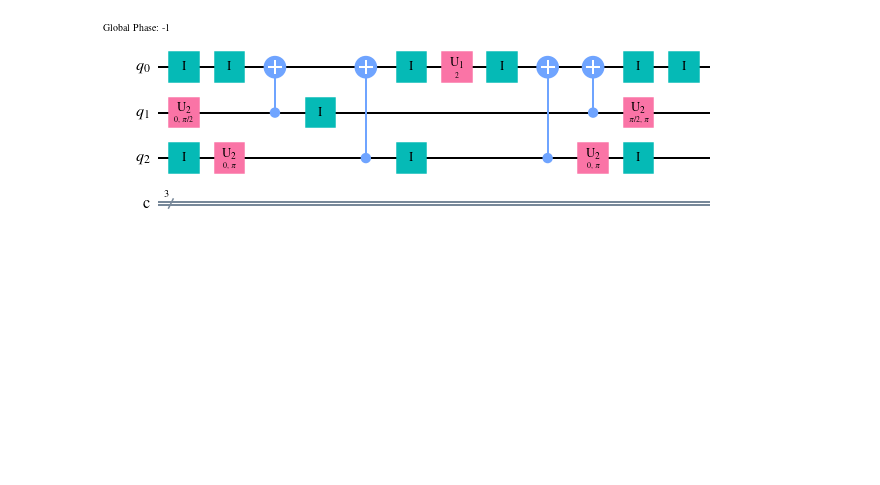
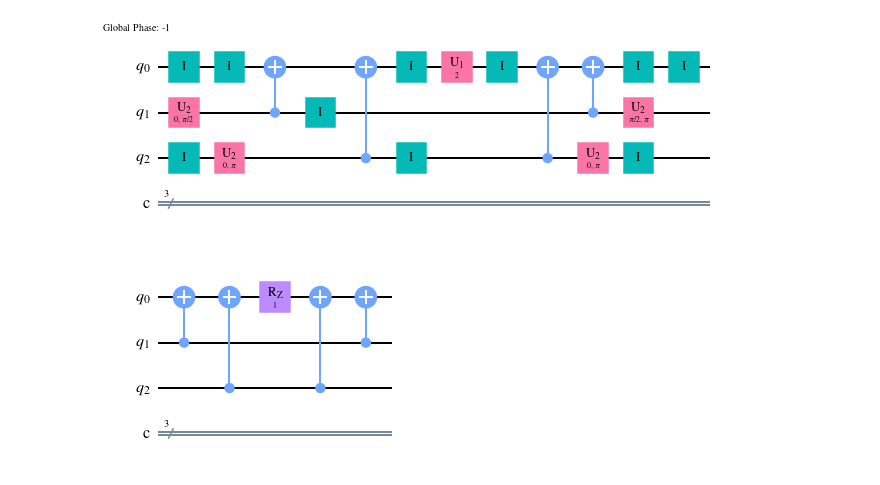
Before and after one commit to chrisculver/SUSY_QuantumComputing, a Jupyter notebook: tutorials/LadderCircuits.ipynb, the cells around one changed output. Saved outputs shown, nothing was run; the diff lists cells and outputs as text; code cells hidden in the pictures; blank space fills up the shorter version.

```diff
--- a/tutorials/LadderCircuits.ipynb
+++ b/tutorials/LadderCircuits.ipynb
@@ -113,3 +114,13 @@ q_1: ┤ SDG ├┤ H ├──■────┼──┤ I ├─────
 q_2: ─┤ I ├─┤ H ├───────■──┤ I ├────────────────■──┤ H ├┤ I ├─────
       └───┘ └───┘          └───┘                   └───┘└───┘
 [figure]
+# %%
+qc2=QuantumCircuit(3,3)
+qc2.cx(1,0)
+qc2.cx(2,0)
+qc2.rz(1,0)
+qc2.cx(2,0)
+qc2.cx(1,0)
+qc2.draw('mpl',filename='PLOTS/ladder_circuit.png')
+# %% [output]
+[figure, added]
```
Also changed, not shown: parts of 2 cells of this notebook, 24 other files.
